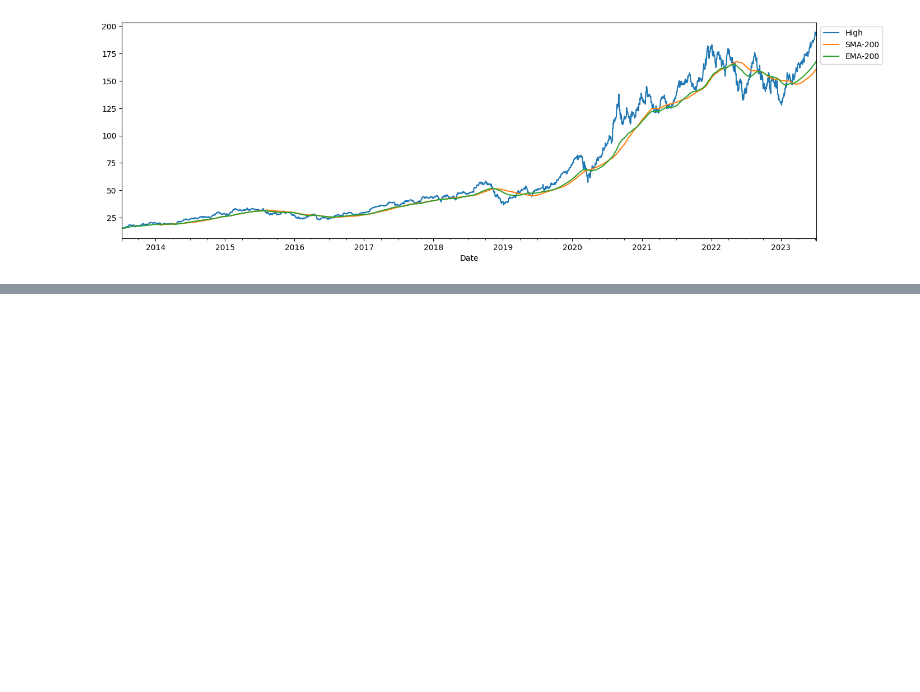
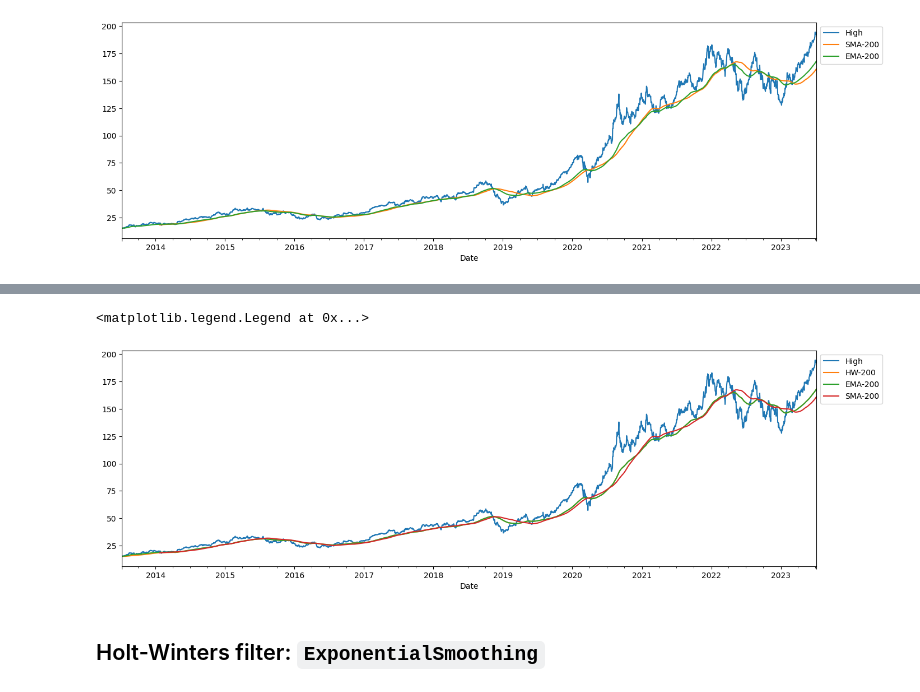
Before and after one commit to pakhapoom/time-series, a Jupyter notebook: notebooks/02_smoothing_methods.ipynb, the cells around one changed output, grey strips where cells are left out. Drawn from its saved outputs; the diff is of its cells as text; code cells hidden in the pictures; blank space fills up the shorter version.

```diff
--- a/notebooks/02_trend_smoothers.ipynb
+++ b/notebooks/02_smoothing_methods.ipynb
@@ -84,0 +112,20 @@ plt.legend(bbox_to_anchor=(1., 1.))
+# %%
+model = SimpleExpSmoothing(df["High"])
+
+span = 200
+alpha = 2 / (span+1)
+results = model.fit(
+    smoothing_level=alpha,
+    optimized=False,
+)
+
+df["HW-200"] = results.fittedvalues.shift(-1)
+# it's equivalent to `df["High"].ewm(alpha=alpha).mean()`.
+# %%
+df[["High", "HW-200", "EMA-200", "SMA-200"]].plot(figsize=(16, 5))
+plt.legend(bbox_to_anchor=(1., 1.))
+# %% [output]
+<matplotlib.legend.Legend at 0x...>
+[figure, added]
+# %% [markdown]
+## Holt-Winters filter: `ExponentialSmoothing`
```
Also changed, not shown: parts of 9 cells of this notebook, 2 other files.
